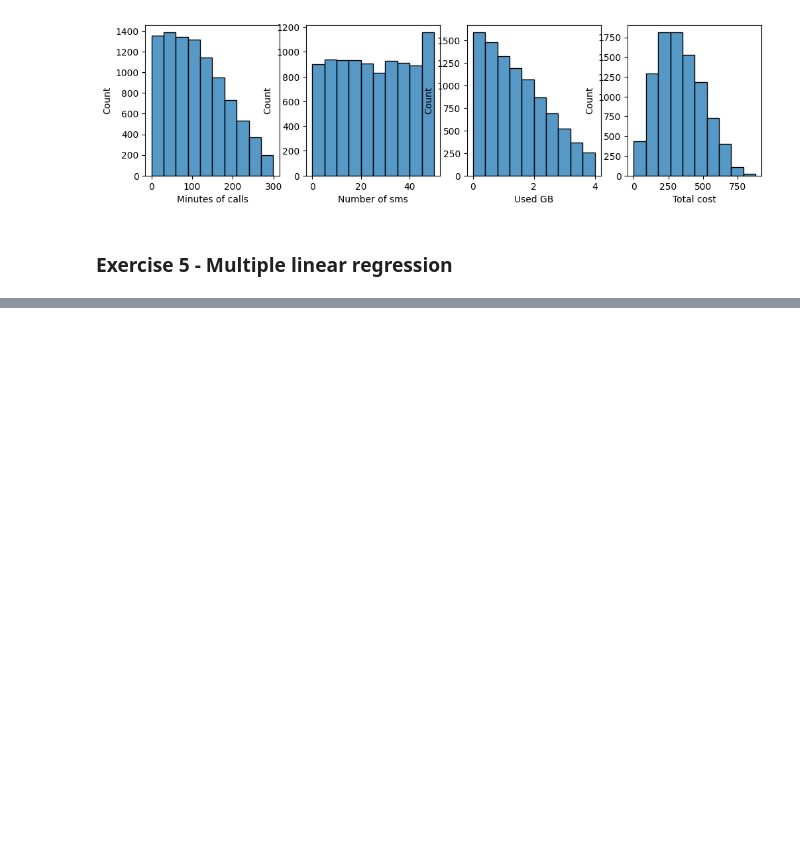
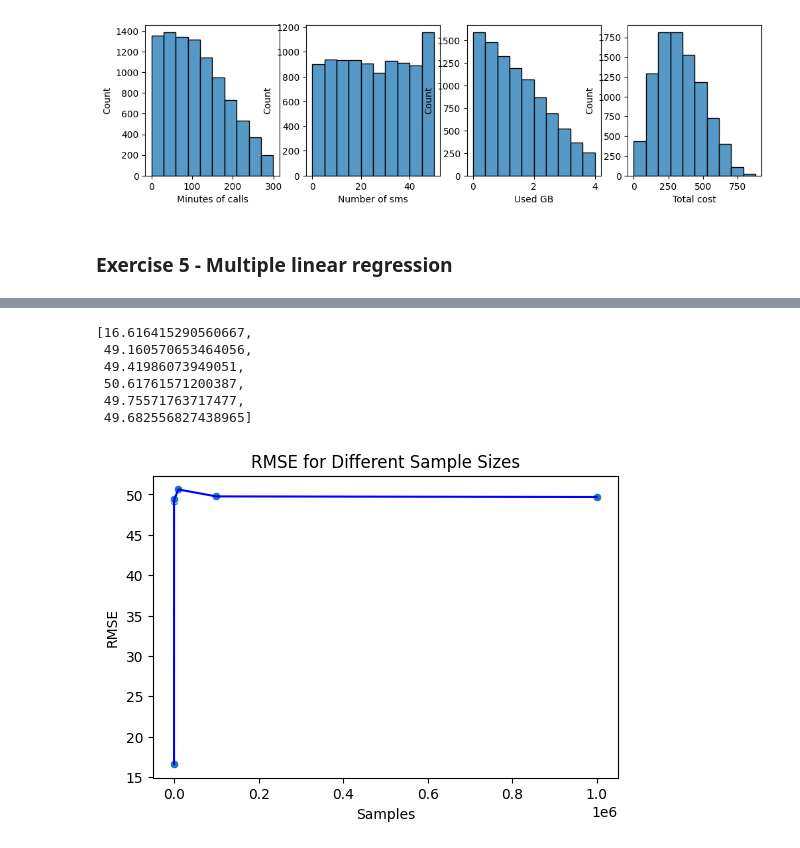
Before and after one commit to Anna-MariaSjolund/Machine-learning, a Jupyter notebook: exercises_0.ipynb, the cells around one changed output, grey strips where cells are left out. Cells and saved outputs as stored; diff of their text form; code cells hidden in the pictures; blank space fills up the shorter version.

```diff
--- a/exercises_0.ipynb
+++ b/exercises_0.ipynb
@@ -314,0 +360,3 @@ print(len(test_data) + len(train_data))
+# %%
+predictions_mult_reg = prediction_using_beta_hat(test_data_X, beta_hat)
+predictions_mult_reg
@@ -314,0 +371,5 @@ print(len(test_data) + len(train_data))
+# %%
+predicted_and_real_mult = pd.DataFrame(predictions_mult_reg, columns=["Predicted value"])
+predicted_and_real_mult = predicted_and_real_mult.join(test_data_y.reset_index(drop=True))
+predicted_and_real_mult = predicted_and_real_mult.rename(columns={"Total cost":"Real value"})
+predicted_and_real_mult
@@ -314,0 +402,8 @@ print(len(test_data) + len(train_data))
+# %%
+MAE_mult = 1 / len(predicted_and_real_mult) * np.sum(np.abs(predicted_and_real_mult["Real value"] - predicted_and_real_mult["Predicted value"]))
+MSE_mult = 1 / len(predicted_and_real_mult) * np.sum((predicted_and_real_mult["Real value"] - predicted_and_real_mult["Predicted value"]) ** 2)
+RMSE_mult = np.sqrt(MSE)
+
+print(f"Mean absolute error on testing data: {MAE_mult:.2f} SEK.")
+print(f"Mean squared error on testing data: {MSE_mult:.2f}.")
+print(f"Root mean squared error on testing data: {RMSE_mult:.2f} SEK.")
@@ -314,0 +414,21 @@ print(len(test_data) + len(train_data))
+# %%
+sample_size = [10]#, 100, 1000, 10000, 100000, 1000000]
+RMSE_for_sample = []
+
+for sample in sample_size:
+    data = simulate_data(sample)
+    data = remove_outliers(data)
+    train_data, test_data = train_test_split_for_dataframe(data)
+    train_data_X, train_data_y,  = train_data.drop("Total cost", axis="columns"), pd.DataFrame({"Total cost":train_data["Total cost"]})
+    #test_data_X, test_data_y,  = test_data.drop("Total cost", axis="columns"), pd.DataFrame({"Total cost":test_data["Total cost"]})
+    beta_hat = regression_fit(train_data_X, train_data_y)
+    predictions_mult_reg = prediction_using_beta_hat(train_data_X, beta_hat)
+    predicted_and_real_mult = pd.DataFrame(predictions_mult_reg, columns=["Predicted value"])
+    predicted_and_real_mult = predicted_and_real_mult.join(train_data_y.reset_index(drop=True))
+    predicted_and_real_mult = predicted_and_real_mult.rename(columns={"Total cost":"Real value"})
+    print(predicted_and_real_mult)
+    MSE_mult = 1 / len(predicted_and_real_mult) * np.sum((predicted_and_real_mult["Real value"] - predicted_and_real_mult["Predicted value"]) ** 2)
+    RMSE_mult = np.sqrt(MSE_mult)
+
+
+    RMSE_for_sample.append(RMSE_mult)
@@ -314,0 +444,16 @@ print(len(test_data) + len(train_data))
+# %%
+RMSE_for_sample
+# %% [output]
+[16.616415290560667,
+ 49.160570653464056,
+ 49.41986073949051,
+ 50.61761571200387,
+ 49.75571763717477,
+ 49.682556827438965]
+# %%
+fig, ax = plt.subplots(dpi=100)
+sns.scatterplot(x=sample_size, y=RMSE_for_sample)
+_ = ax.set(xlabel="Samples", ylabel="RMSE", title="RMSE for Different Sample Sizes")
+_ = sns.lineplot(x=sample_size, y=RMSE_for_sample, color="b")
+# %% [output]
+[figure, added]
```
Also changed, not shown: parts of 21 cells of this notebook.
